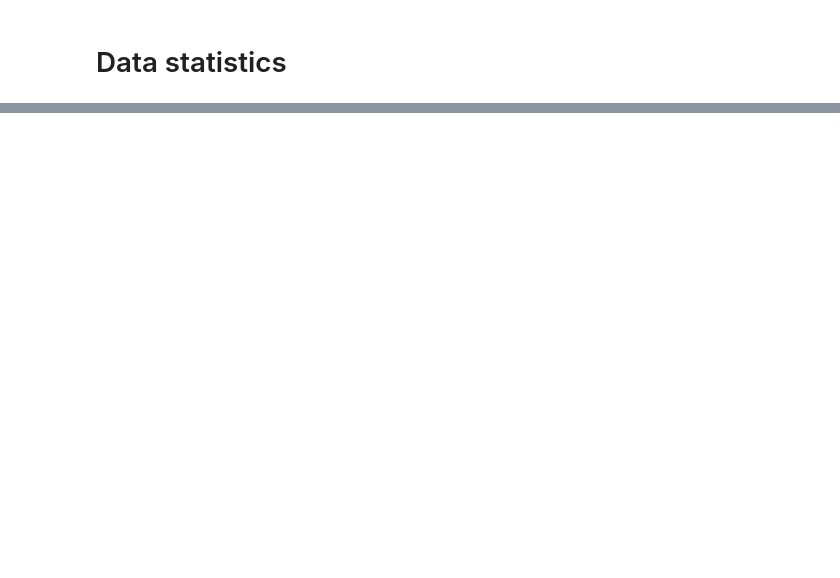
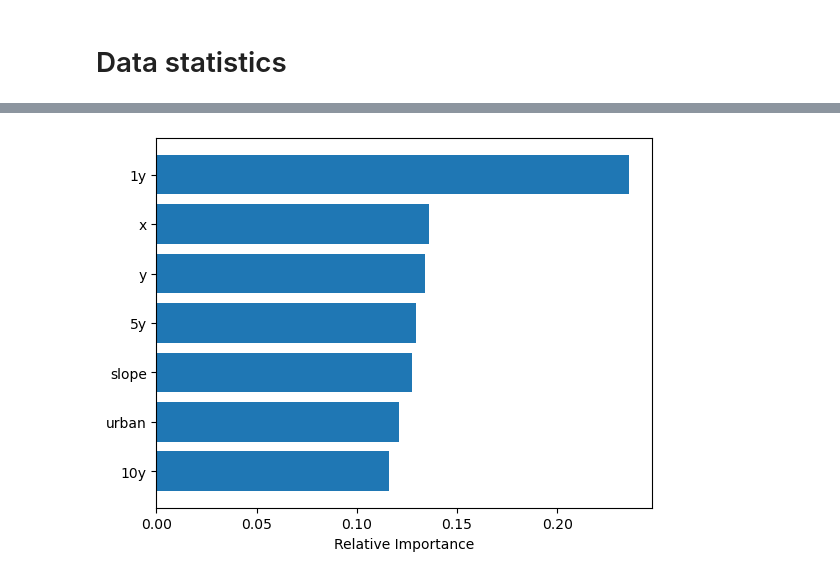
Before and after one commit to TimEngelmann/future-deforestation, a Jupyter notebook: notebooks/random_forest.ipynb, the cells around one changed output, grey strips where cells are left out. Saved outputs shown, nothing was run; the diff lists cells and outputs as text; code cells hidden in the pictures; blank space fills up the shorter version.

```diff
--- a/notebooks/random_forest.ipynb
+++ b/notebooks/random_forest.ipynb
@@ -50,6 +54,6 @@ train_features.describe()
 # %%
 val_features = torch.load('../data/processed/val_features.pt')
-val_features = pd.DataFrame(val_features.numpy(),
+val_features = pd.DataFrame(val_features.numpy().astype(np.float32),
                                  columns=["y", "x", "1y", "5y", "10y", "urban", "slope",
                                           "landuse", "soil", "current", "target"])
 val_features[["1y", "5y", "10y", "urban", "slope"]] = np.log(val_features[["1y", "5y", "10y", "urban", "slope"]] + 10)
@@ -164,3 +169,16 @@ corr
 | soil | 0.010820 | 0.022171 | -0.027902 | -0.087294 | -0.106216 | -0.023459 | 0.008051 | 0.556785 | 1.000000 | NaN | -0.008152 |
 | current | NaN | NaN | NaN | NaN | NaN | NaN | NaN | NaN | NaN | NaN | NaN |
 | target | 0.005583 | 0.021955 | -0.100573 | -0.109524 | -0.094246 | -0.009365 | 0.008453 | -0.011802 | -0.008152 | NaN | 1.000000 |
+# %%
+# get feature importance of clf
+importances = clf.feature_importances_
+# plot feature importance orderd by importance
+feature_names = ["y", "x", "1y", "5y", "10y", "urban", "slope"]
+feature_names_sorted = feature_names.copy()
+indices = np.argsort(importances)
+plt.barh(range(len(indices)), importances[indices], align='center')
+plt.yticks(range(len(indices)), [feature_names_sorted[i] for i in indices])
+plt.xlabel('Relative Importance')
+plt.show()
+# %% [output]
+[figure, added]
```
Also changed, not shown: parts of 6 cells of this notebook, 51 other files.
